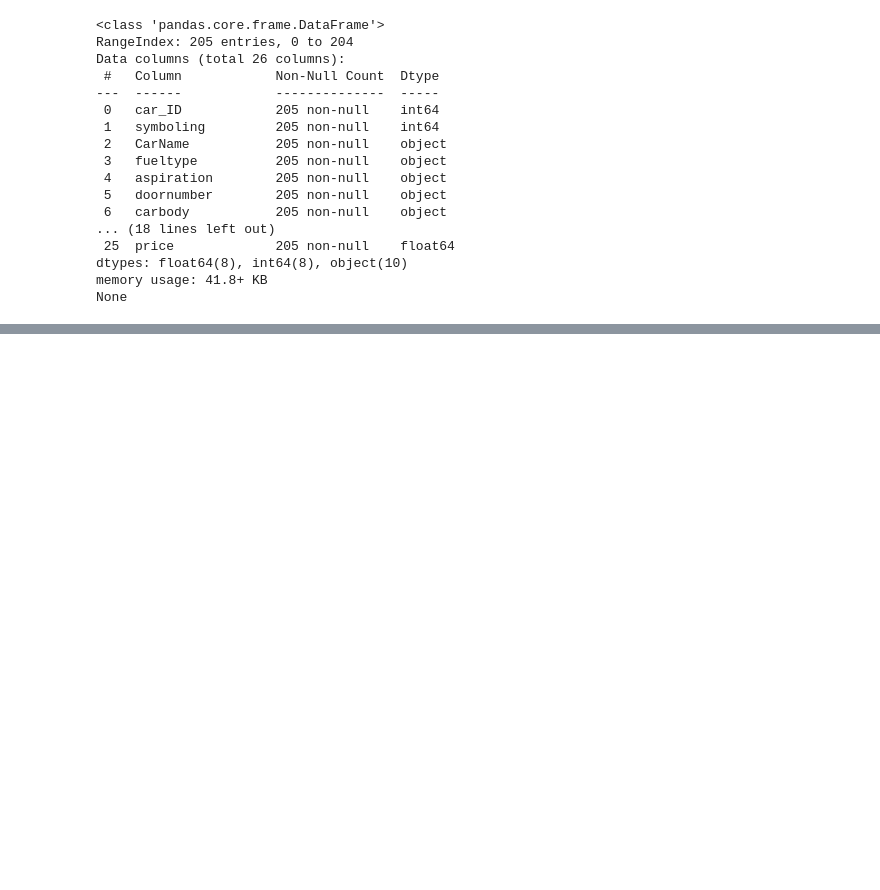
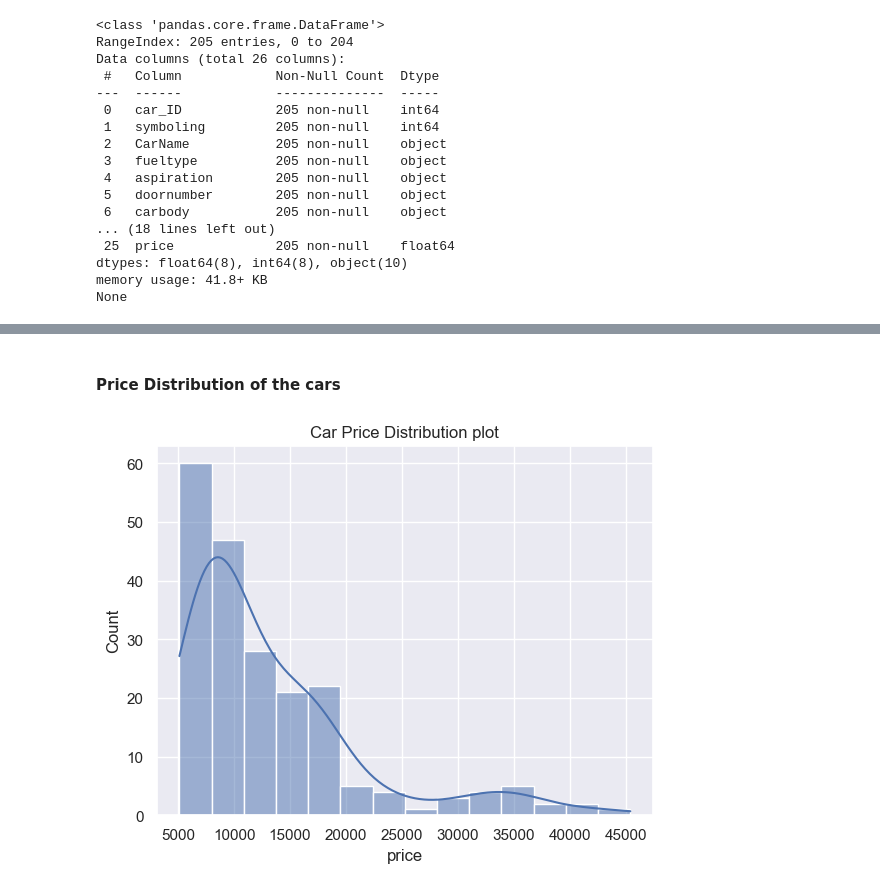
Before and after one commit to AdirajJohn/Car_Price_Prediction, a Jupyter notebook: Prediction_model.ipynb, the cells around one changed output, grey strips where cells are left out. Drawn from its saved outputs; the diff is of its cells as text; code cells hidden in the pictures; blank space fills up the shorter version.

```diff
--- a/Prediction_model.ipynb
+++ b/Prediction_model.ipynb
@@ -77,0 +195,8 @@ None
+# %% [markdown]
+#### Price Distribution of the cars
+# %%
+plt.title("Car Price Distribution plot")
+sns.histplot(data['price'],kde=True)
+plt.show()
+# %% [output]
+[figure, added]
```
Also changed, not shown: parts of 26 cells of this notebook.
